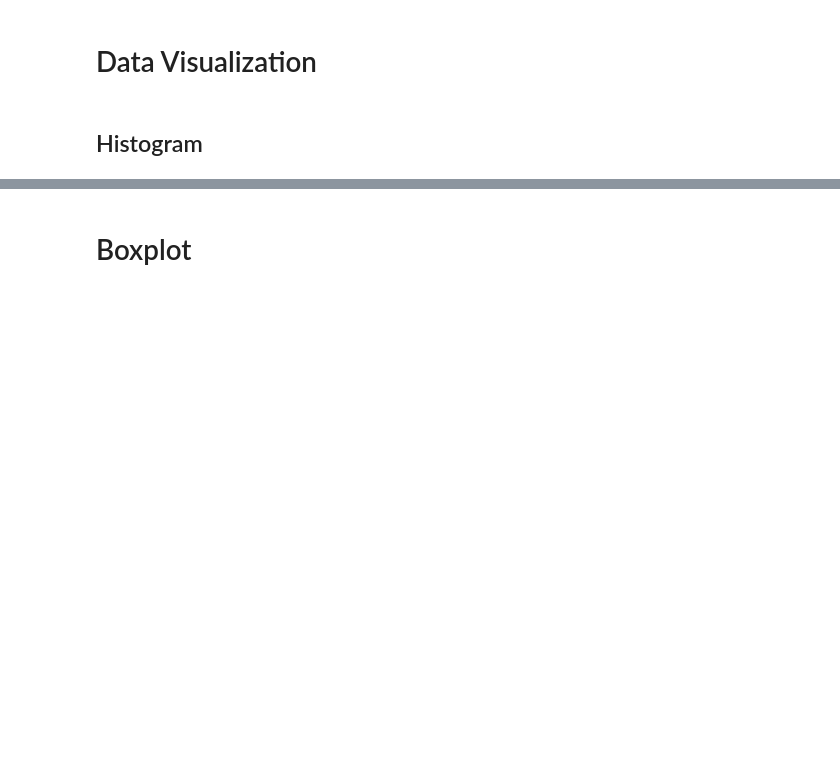
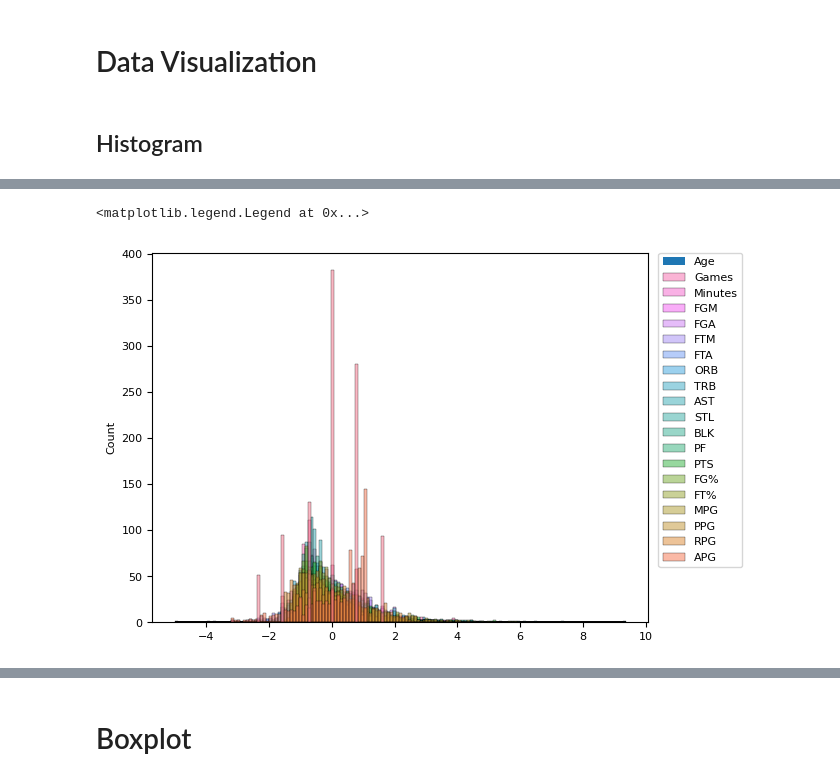
Before and after one commit to oonawith2o/ITS365-PROJECT, a Jupyter notebook: FINAL-PROJECT-withKFold.ipynb, the cells around one changed output, grey strips where cells are left out. Cells and saved outputs as stored; diff of their text form; code cells hidden in the pictures; blank space fills up the shorter version.

```diff
--- a/FINAL-PROJECT-withKFold.ipynb
+++ b/FINAL-PROJECT-withKFold.ipynb
@@ -115,10 +119,10 @@ labels_ds
 # %%
 
-normalization_layer = tf.keras.layers.Normalization(axis=-1)
-normalization_layer.adapt(features_ds_raw)
+feature_normalization_layer = tf.keras.layers.Normalization(axis=-1)
+feature_normalization_layer.adapt(features_ds_raw)
 # %%
 
-features_ds_normalized = normalization_layer(features_ds_raw)
+features_ds_normalized = feature_normalization_layer(features_ds_raw)
 # %%
 features_ds = np.array(features_ds_normalized)
 # %%
@@ -279,0 +356,6 @@ sb.histplot(data=features_ds_raw)
+# %%
+sb.histplot(data=features_ds)
+plt.legend(features_ds_raw.head(), bbox_to_anchor=(1.02, 1), loc='upper left', borderaxespad=0)
+# %% [output]
+<matplotlib.legend.Legend at 0x...>
+[figure, added]
```
Also changed, not shown: parts of 58 cells of this notebook, 1 other file.
